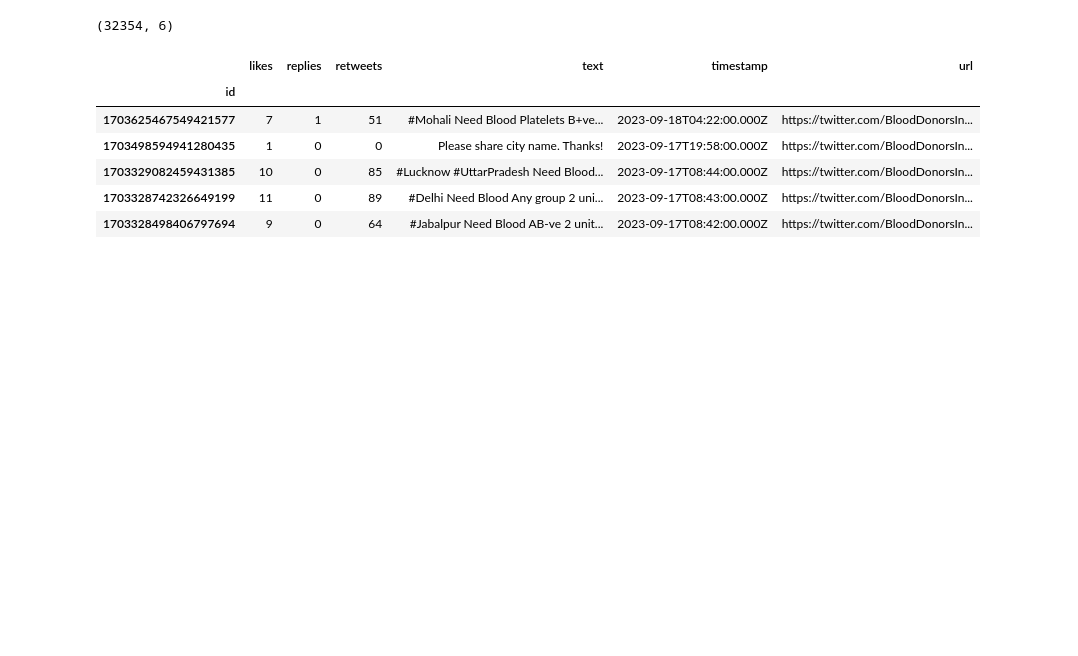
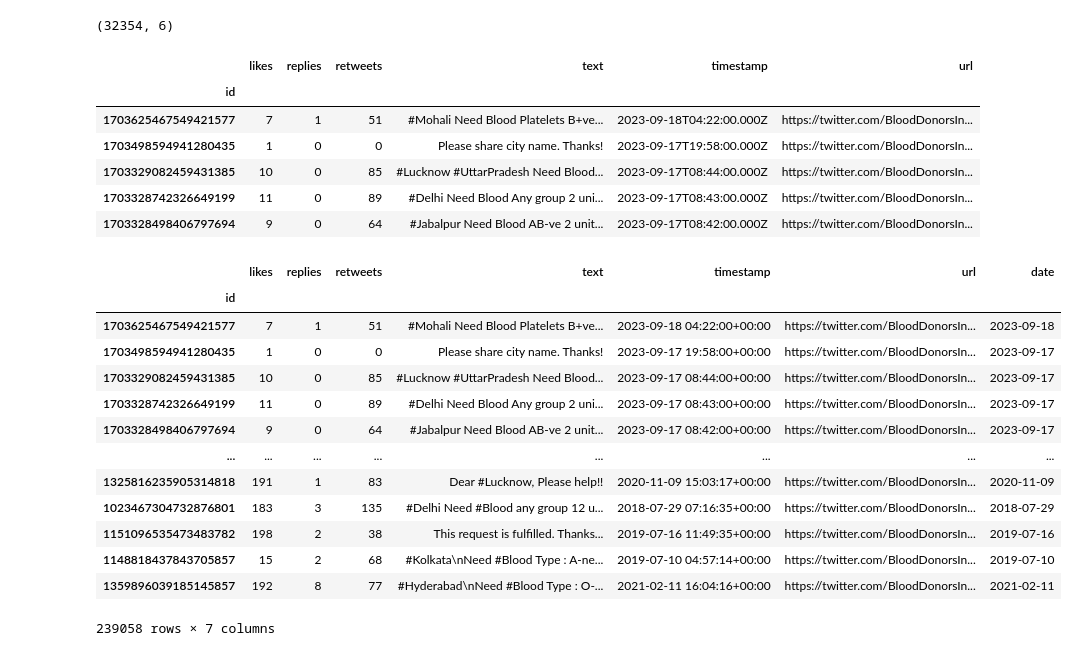
Before and after one commit to jonathanold/conflict-india, a Jupyter notebook: code/tweets/tweets-cleaning.ipynb, the cells around one changed output. Drawn from its saved outputs; the diff is of its cells as text; code cells hidden in the pictures; blank space fills up the shorter version.

```diff
--- a/code/tweets/tweets-cleaning.ipynb
+++ b/code/tweets/tweets-cleaning.ipynb
@@ -29,10 +33,10 @@ dfs.head(5)
 5 rows × 21 columns
 # %%
 # extracting needed columns
-dfs = dfs.loc[:, ['id', 'likes', 'replies', 'retweets', 'text', 'timestamp', 'url']]
-dfs.drop_duplicates(subset = 'id', keep = 'first', inplace = True) # dropped about 2k duplicated tweets
-dfs.set_index('id', inplace = True)
-dfs.head(5)
+dfset1 = dfset1.loc[:, ['id', 'likes', 'replies', 'retweets', 'text', 'timestamp', 'url']]
+dfset1.drop_duplicates(subset = 'id', keep = 'first', inplace = True) # dropped about 2k duplicated tweets
+dfset1.set_index('id', inplace = True)
+dfset1.head(5)
 # %% [output]
 |  | likes | replies | retweets | text | timestamp | url |
 | id |  |  |  |  |  |  |
@@ -52,15 +73,13 @@ dflash2 = pd.read_excel('/home/jovyan/india-research/data/dataset_tweet-flash_2.
 # %%
-# clean the two datasets we just read
-dflash1 = dflash1.loc[:, ['likes', 'replies', 'retweets', 'text', 'timestamp', 'url']]
-dflash1['id'] = dflash1['url'].str[-19:].astype(int)
-dflash1.set_index('id', inplace = True)
-
-dflash2 = dflash2.loc[:, ['likes', 'replies', 'retweets', 'text', 'timestamp', 'url']]
-dflash2['id'] = dflash2['url'].str[-19:].astype(int)
-dflash2.set_index('id', inplace = True)
+# make the 11 xlsx files to be same format as dfset1
+for i in range(12):
+    dfset2[f'dflash{i}'] = dfset2[f'dflash{i}'].loc[:, ['likes', 'replies', 'retweets', 'text', 'timestamp', 'url']]
+    dfset2[f'dflash{i}']['id'] = dfset2[f'dflash{i}']['url'].str[-19:]
+    dfset2[f'dflash{i}']['id'] = dfset2[f'dflash{i}']['id'].str.lstrip('/').astype(int)
+    dfset2[f'dflash{i}'].set_index('id', inplace = True)
 # %%
 # reading and cleaning the last dataset that has another format as well
-dfurl = pd.read_csv('/home/jovyan/india-research/data/dataset_twitter-url-scraper-1.csv')
+dfurl = pd.read_csv('/home/jovyan/india-research/data/dataset_twitter-url-scraper_2023-09-16_00-19-46-917.csv')
 dfurl = dfurl.loc[:, ['favorite_count', 'reply_count', 'retweet_count', 'full_text', 'created_at', 'url']]
 dfurl = dfurl.rename(columns = {'favorite_count': 'likes', 'reply_count': 'replies', 'retweet_count': 'retweets',
                                'full_text': 'text', 'created_at': 'timestamp'})
@@ -69,12 +88,17 @@ dfurl['id'] = dfurl['id'].str.lstrip('/')
 dfurl['id'].astype(int)
 dfurl.set_index('id', inplace = True)
 # %%
-# let's now merge the two dflashes, dfurl, and the dfs and store it as df variable
-df = pd.concat([dfs, dfurl, dflash1, dflash2], axis = 0)
+# let's now merge these 12 dflashes
+dfset3 = pd.concat(dfset2.values(), axis = 0)
+dfset3
+
+# merge that with dfurl, and the dfs and store it as df variable
+df = pd.concat([dfset1, dfset3, dfurl], axis = 0)
+df
 
 # let's drop duplicates
 df = df[~df.index.duplicated(keep = 'first')]
-df.head(5)
+df.head()
 # %% [output]
 |  | likes | replies | retweets | text | timestamp | url |
 | id |  |  |  |  |  |  |
@@ -89,3 +110,22 @@ df['timestamp'] = pd.to_datetime(df['timestamp'])
+# %%
+df['timestamp'] = pd.to_datetime(df['timestamp'])
+df['date'] = df['timestamp'].dt.date
+df
+# %% [output]
+|  | likes | replies | retweets | text | timestamp | url | date |
+| id |  |  |  |  |  |  |  |
+| 1703625467549421577 | 7 | 1 | 51 | #Mohali Need Blood Platelets B+ve... | 2023-09-18 04:22:00+00:00 | https://twitter.com/BloodDonorsIn... | 2023-09-18 |
+| 1703498594941280435 | 1 | 0 | 0 | Please share city name. Thanks! | 2023-09-17 19:58:00+00:00 | https://twitter.com/BloodDonorsIn... | 2023-09-17 |
+| 1703329082459431385 | 10 | 0 | 85 | #Lucknow #UttarPradesh Need Blood... | 2023-09-17 08:44:00+00:00 | https://twitter.com/BloodDonorsIn... | 2023-09-17 |
+| 1703328742326649199 | 11 | 0 | 89 | #Delhi Need Blood Any group 2 uni... | 2023-09-17 08:43:00+00:00 | https://twitter.com/BloodDonorsIn... | 2023-09-17 |
+| 1703328498406797694 | 9 | 0 | 64 | #Jabalpur Need Blood AB-ve 2 unit... | 2023-09-17 08:42:00+00:00 | https://twitter.com/BloodDonorsIn... | 2023-09-17 |
+| ... | ... | ... | ... | ... | ... | ... | ... |
+| 1325816235905314818 | 191 | 1 | 83 | Dear #Lucknow, Please help!! | 2020-11-09 15:03:17+00:00 | https://twitter.com/BloodDonorsIn... | 2020-11-09 |
+| 1023467304732876801 | 183 | 3 | 135 | #Delhi Need #Blood any group 12 u... | 2018-07-29 07:16:35+00:00 | https://twitter.com/BloodDonorsIn... | 2018-07-29 |
+| 1151096535473483782 | 198 | 2 | 38 | This request is fulfilled. Thanks... | 2019-07-16 11:49:35+00:00 | https://twitter.com/BloodDonorsIn... | 2019-07-16 |
+| 1148818437843705857 | 15 | 2 | 68 | #Kolkata\nNeed #Blood Type : A-ne... | 2019-07-10 04:57:14+00:00 | https://twitter.com/BloodDonorsIn... | 2019-07-10 |
+| 1359896039185145857 | 192 | 8 | 77 | #Hyderabad\nNeed #Blood Type : O-... | 2021-02-11 16:04:16+00:00 | https://twitter.com/BloodDonorsIn... | 2021-02-11 |
+239058 rows × 7 columns
 # %%
 df.shape
 # %% [output]
```
Also changed, not shown: parts of 9 cells of this notebook, 1 other file.
